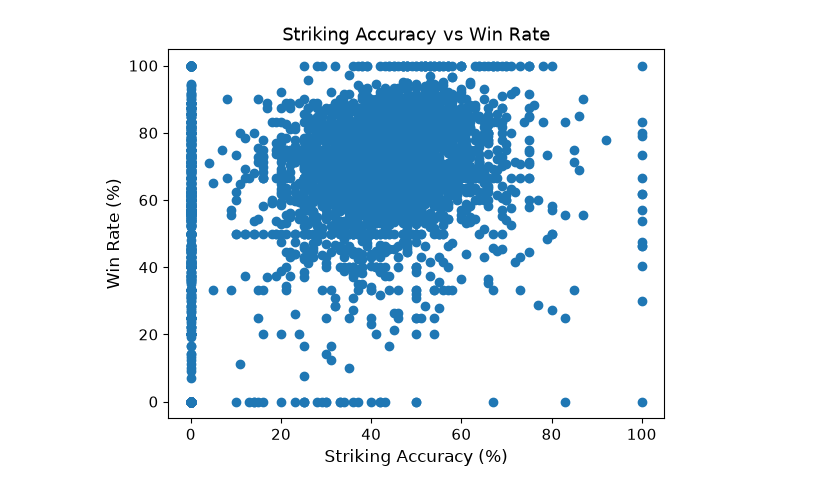
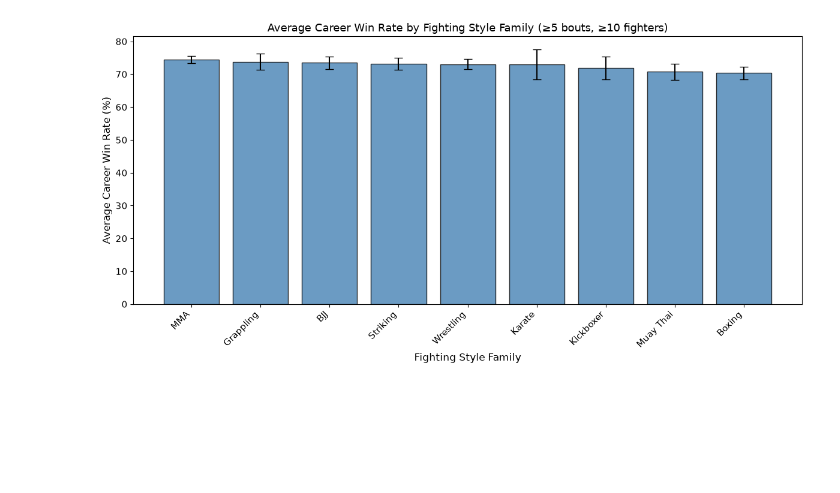
Before and after one commit to Tpate33/cs418-ufc-fight-analysis, a Jupyter notebook: eda.ipynb, the cells around one changed output. Saved outputs shown, nothing was run; the diff lists cells and outputs as text; code cells hidden in the pictures; blank space fills up the shorter version.

```diff
--- a/eda.ipynb
+++ b/eda.ipynb
@@ -276,12 +243,26 @@ Skew: Symmetric bell curve
 # %%
-import matplotlib.pyplot as plt
-import polars as pl
+# Plot 5: Style Family Win Rate with Error Bars
+fig, ax = plt.subplots(figsize=(12, 6))
+style_sorted = style_summary.sort("avg_win_rate", descending=True)
 
-plt.scatter(df["str_acc"], df["win_rate"])
-plt.xlabel("Striking Accuracy (%)")
-plt.ylabel("Win Rate (%)")
-plt.title("Striking Accuracy vs Win Rate")
+
+x = np.arange(len(style_sorted))
+means = style_sorted["avg_win_rate"].to_list()
+sds = style_sorted["sd_win_rate"].to_list()
+counts = style_sorted["fighter_count"].to_list()
+
+
+cis = [1.96 * (sd / np.sqrt(n)) for sd, n in zip(sds, counts)]
+
+
+ax.bar(x, means, yerr=cis, capsize=5, edgecolor="black", color="steelblue", alpha=0.8)
+ax.set_xticks(x)
+ax.set_xticklabels(style_sorted["style_family"].to_list(), rotation=45, ha="right")
+ax.set_xlabel("Fighting Style Family")
+ax.set_ylabel("Average Career Win Rate (%)")
+ax.set_title("Average Career Win Rate by Fighting Style Family (≥5 bouts, ≥10 fighters)")
+plt.tight_layout()
 plt.show()
 # %% [output]
-[figure, old version]
+[figure, new version]
 # %%
```
Also changed, not shown: parts of 9 cells of this notebook, 5 other files.
